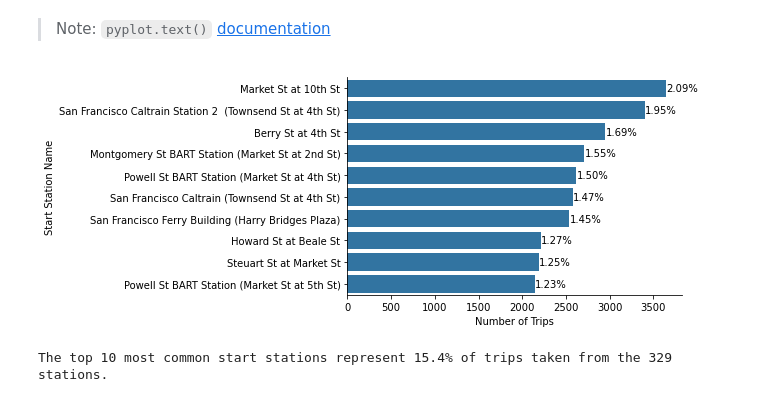
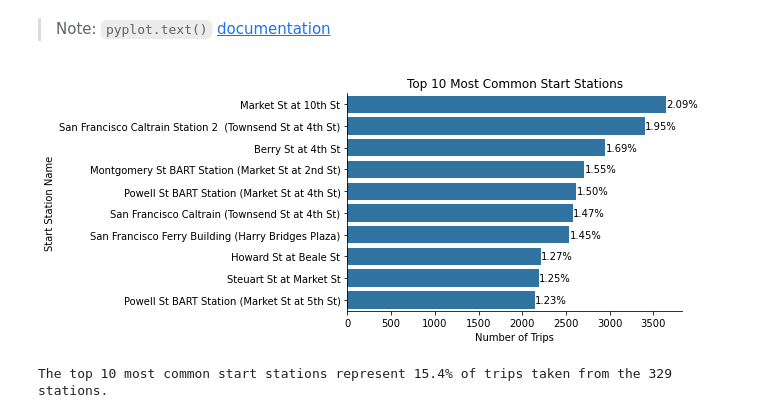
Before and after one commit to tharcyla/communicate-data-findings, a Jupyter notebook: Part_I_Exploration.ipynb, the cells around one changed output. Drawn from its saved outputs; the diff is of its cells as text; code cells hidden in the pictures.

```diff
--- a/Part_I_Exploration.ipynb
+++ b/Part_I_Exploration.ipynb
@@ -322,25 +328,26 @@ start_index = start_counts.index
 # %%
 # repeat chart
 sns.countplot(data=df, y='start_station_name', color=base_color,
               order=df['start_station_name'].value_counts().iloc[:10].index)
 
 # remove right and top spines
 sns.despine()
 
 # total number of entries in the column
 n_stations = df.shape[0]
 
 # use a loop to print each station's relative frequency on the chart
 for i in range(10):
     count = start_counts[i]
     pct_string = '{:0.2f}%'.format(100*count/n_stations)
     plt.text(count+1, i, pct_string, va='center')
 
-# include axis labels
+# include axis labels and title
 plt.ylabel('Start Station Name')
-plt.xlabel('Number of Trips');
+plt.xlabel('Number of Trips')
+plt.title('Top 10 Most Common Start Stations');
 # %% [output]
-[figure, old version]
+[figure, new version]
 # %%
 # what is the sum of the relative frequency from these 10 stations?
 sum_top10 = 0
```
Also changed, not shown: parts of 38 cells of this notebook.
